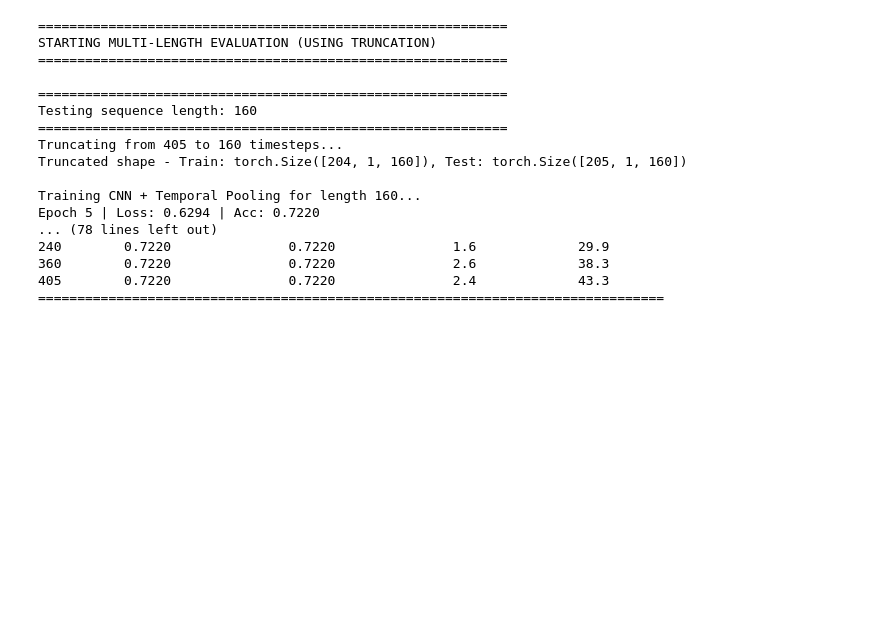
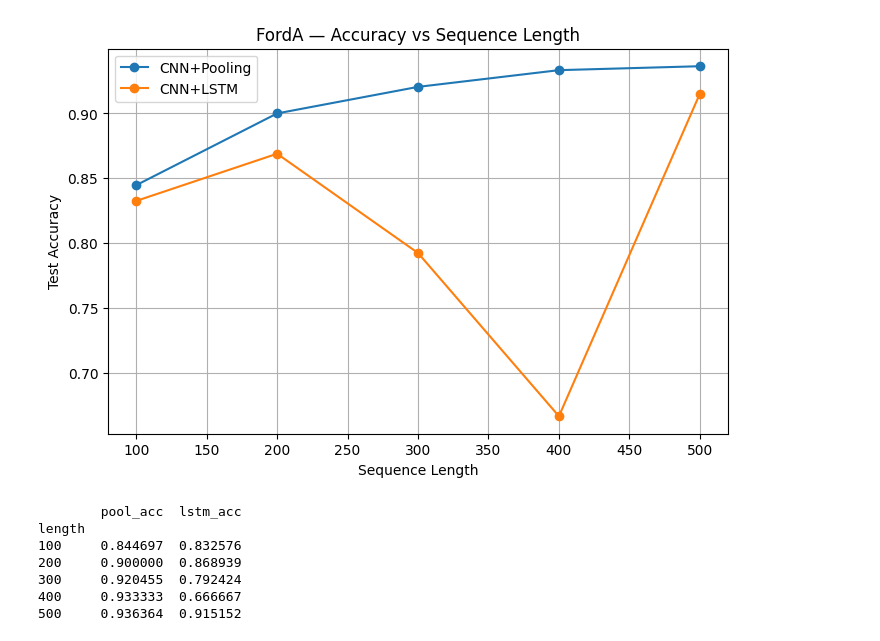
Before and after one commit to Ibrahim2750mi/CNN-architecture-analysis, a Jupyter notebook: Aeon Toolkit/FordA/seed 123/FordA.ipynb, the cells around one changed output. Saved outputs shown, nothing was run; the diff lists cells and outputs as text; code cells hidden in the pictures; blank space fills up the shorter version.

```diff
--- a/Aeon Toolkit/FordA/seed 123/FordA.ipynb
+++ b/Aeon Toolkit/FordA/seed 123/FordA.ipynb
@@ -108,7 +111,7 @@ class CNN_LSTM(nn.Module):
         _, (h_n, _) = self.lstm(x)
         return self.classifier(h_n[-1])
 # %%
-def train_model_es(model, train_loader, test_loader, epochs=50, lr=1e-3, patience=8):
+def train_model_es(model, train_loader, test_loader, epochs=50, lr=1e-3, patience=15):
     device = torch.device("cuda" if torch.cuda.is_available() else "cpu")
     model = model.to(device)
     optimizer = optim.Adam(model.parameters(), lr=lr)
@@ -243,32 +266,23 @@ Epoch 10 | Loss: 0.5935 | Acc: 0.5569
 # %%
 summary = length_df.groupby('length')[['pool_acc', 'lstm_acc']].mean()
 
 plt.figure(figsize=(8, 5))
 plt.plot(summary.index, summary['pool_acc'], marker='o', label='CNN+Pooling')
 plt.plot(summary.index, summary['lstm_acc'], marker='o', label='CNN+LSTM')
 plt.xlabel('Sequence Length')
 plt.ylabel('Test Accuracy')
-plt.title('FordA — Accuracy vs Sequence Length (Mean across 3 seeds)')
+plt.title('FordA — Accuracy vs Sequence Length')
 plt.legend()
 plt.grid(True)
 plt.show()
 
 print(summary)
 # %% [output]
+[figure, added]
-============================================================
-STARTING MULTI-LENGTH EVALUATION (USING TRUNCATION)
-============================================================
-
-============================================================
-Testing sequence length: 160
-============================================================
-Truncating from 405 to 160 timesteps...
-Truncated shape - Train: torch.Size([204, 1, 160]), Test: torch.Size([205, 1, 160])
-
-Training CNN + Temporal Pooling for length 160...
-Epoch 5 | Loss: 0.6294 | Acc: 0.7220
-... (78 lines left out)
-240        0.7220               0.7220               1.6             29.9
-360        0.7220               0.7220               2.6             38.3
-405        0.7220               0.7220               2.4             43.3
-================================================================================
+        pool_acc  lstm_acc
+length
+100     0.844697  0.832576
+200     0.900000  0.868939
+300     0.920455  0.792424
+400     0.933333  0.666667
+500     0.936364  0.915152
```
Also changed, not shown: parts of 4 cells of this notebook, 2 other files.
